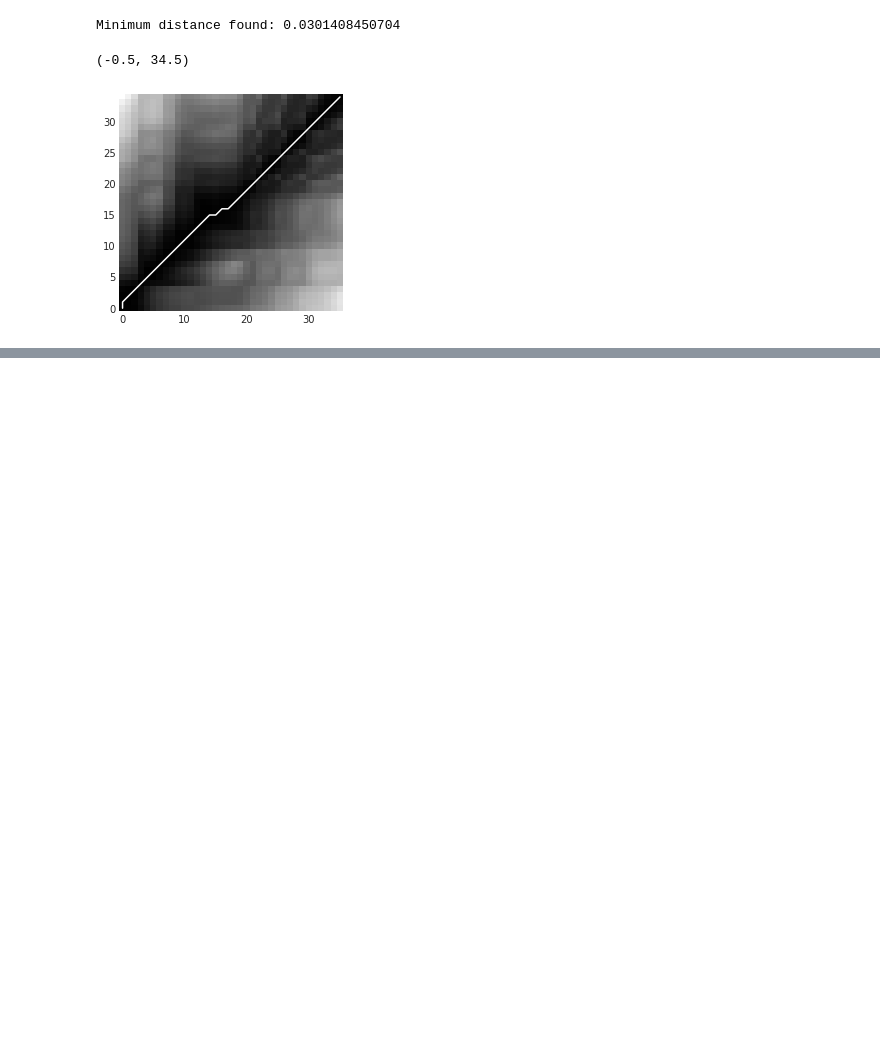
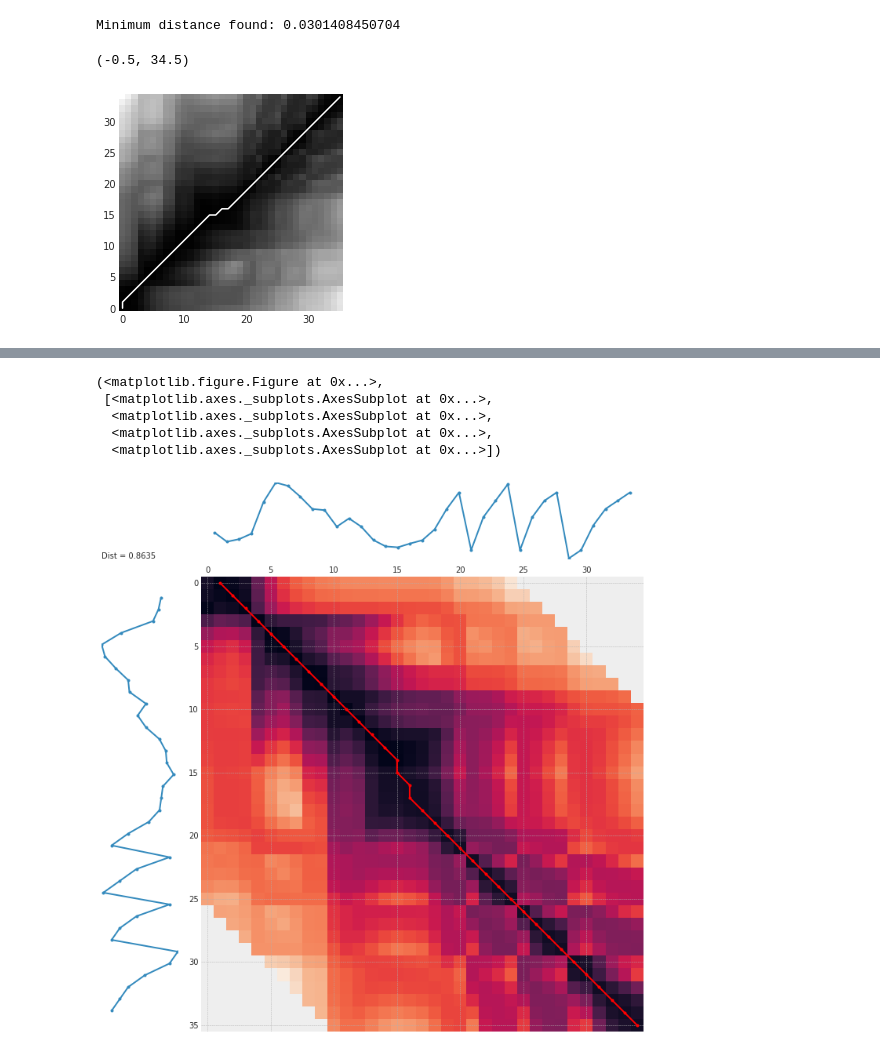
Before and after one commit to ABV-Hub/ShapeDTW-experiments, a Jupyter notebook: DTW.ipynb, the cells around one changed output, grey strips where cells are left out. Cells and saved outputs as stored; diff of their text form; code cells hidden in the pictures; blank space fills up the shorter version.

```diff
--- a/DTW.ipynb
+++ b/DTW.ipynb
@@ -293,0 +327,17 @@ ylim((-0.5, acc.shape[1]-0.5))
+# %%
+from dtaidistance import dtw
+from dtaidistance import dtw_visualisation as dtwvis
+import numpy as np
+x = np.arange(0, 20, .5)
+s1 = np.sin(x)
+s2 = np.sin(x - 1)
+d, paths = dtw.warping_paths(t1, t2, window=25, psi=2)
+best_path = dtw.best_path(paths)
+dtwvis.plot_warpingpaths(t1, t2, paths, best_path)
+# %% [output]
+(<matplotlib.figure.Figure at 0x...>,
+ [<matplotlib.axes._subplots.AxesSubplot at 0x...>,
+  <matplotlib.axes._subplots.AxesSubplot at 0x...>,
+  <matplotlib.axes._subplots.AxesSubplot at 0x...>,
+  <matplotlib.axes._subplots.AxesSubplot at 0x...>])
+[figure, added]
```
Also changed, not shown: parts of 3 cells of this notebook.
